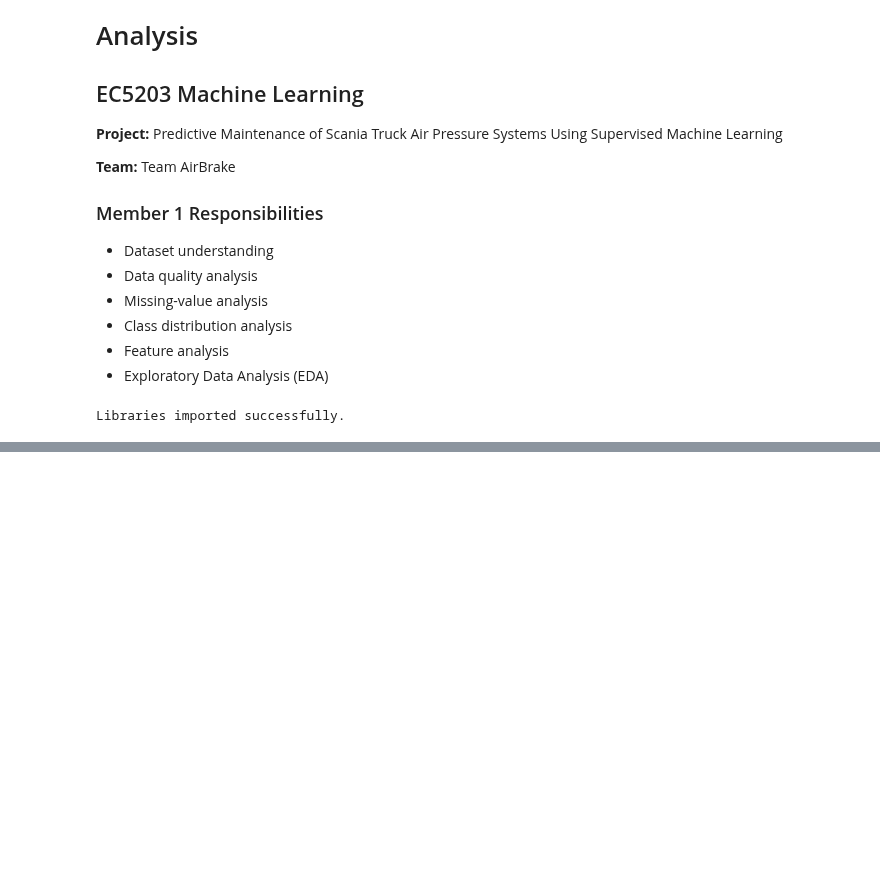
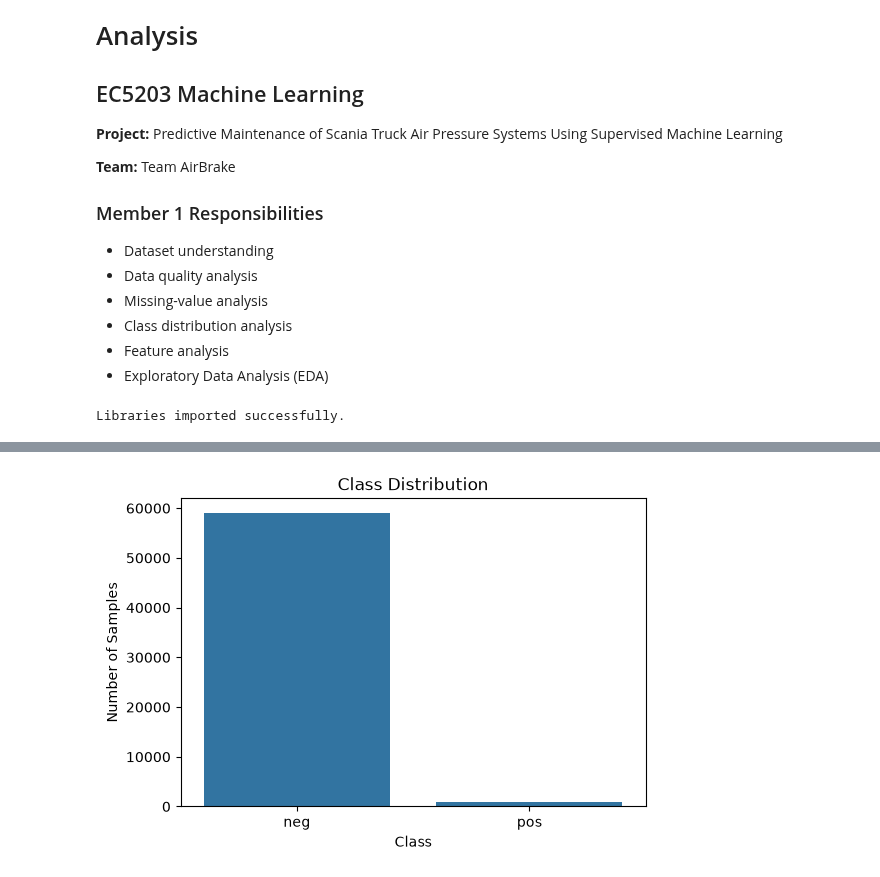
Before and after one commit to Sahan619/scania-predictive-maintenance, a Jupyter notebook: notebooks/01_data_analysis.ipynb, the cells around one changed output, grey strips where cells are left out. Drawn from its saved outputs; the diff is of its cells as text; code cells hidden in the pictures; blank space fills up the shorter version.

```diff
--- a/notebooks/01_data_analysis.ipynb
+++ b/notebooks/01_data_analysis.ipynb
@@ -27,11 +27,15 @@ print("Libraries imported successfully.")
 # %% [output]
 Libraries imported successfully.
 # %%
-import os
+import pandas as pd
 
 data_path = "../data/aps_failure_training_set.csv"
 
-df = pd.read_csv(data_path)
+df = pd.read_csv(
+    data_path,
+    skiprows=20,
+    na_values="na"
+)
 
 print("Dataset loaded successfully.")
 print("Shape:", df.shape)
@@ -39,0 +87,12 @@ ParserError: Error tokenizing data. C error: Expected 1 fields in line 8, saw 3
+# %%
+plt.figure(figsize=(6, 4))
+
+sns.countplot(data=df, x="class")
+
+plt.title("Class Distribution")
+plt.xlabel("Class")
+plt.ylabel("Number of Samples")
+
+plt.show()
+# %% [output]
+[figure, added]
```
Also changed, not shown: parts of 12 cells of this notebook, 1 other file.
